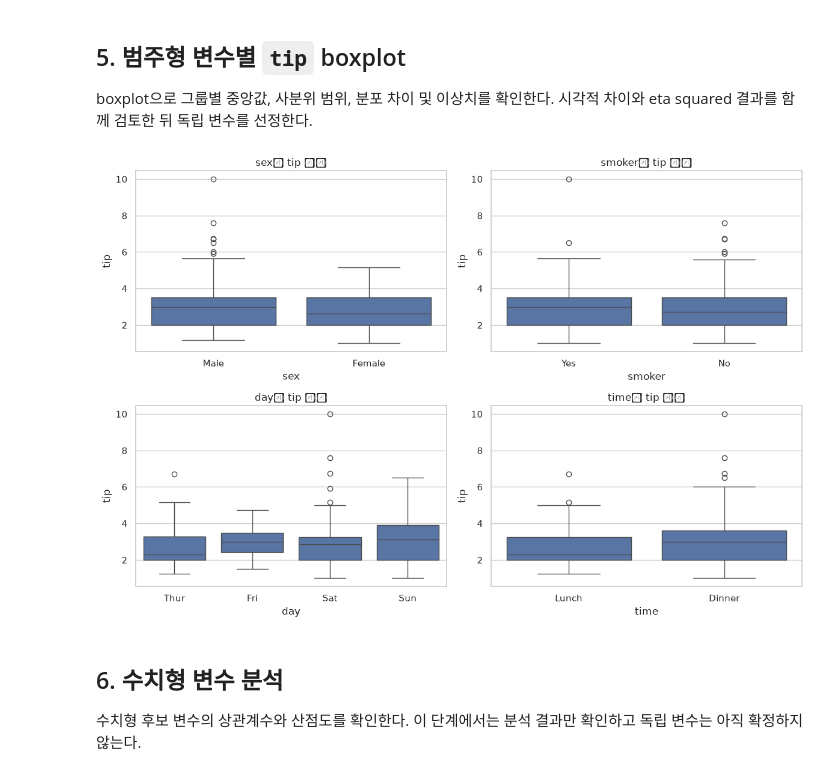
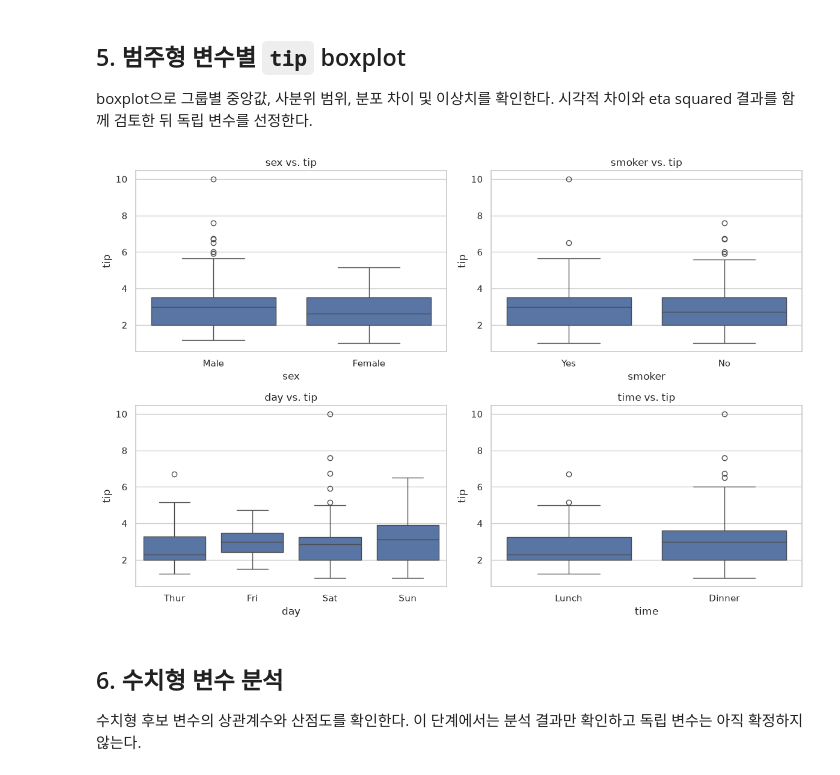
Before and after one commit to heavyrainseo/deeplearning, a Jupyter notebook: MLR-tips.ipynb, the cells around one changed output. Cells and saved outputs as stored; diff of their text form; code cells hidden in the pictures.

```diff
--- a/MLR-tips.ipynb
+++ b/MLR-tips.ipynb
@@ -143,16 +143,16 @@ boxplot으로 그룹별 중앙값, 사분위 범위, 분포 차이 및 이상치
 # %%
 fig, axes = plt.subplots(2, 2, figsize=(12, 8))
 
 for axis, column in zip(axes.ravel(), categorical_columns):
     sns.boxplot(data=train_tips, x=column, y="tip", ax=axis)
-    axis.set_title(f"{column}별 tip 분포")
+    axis.set_title(f"{column} vs. tip")
     axis.set_xlabel(column)
     axis.set_ylabel("tip")
 
 plt.tight_layout()
 plt.show()
 # %% [output]
-[figure, old version]
+[figure, new version]
 # %% [markdown]
 ## 6. 수치형 변수 분석
 
```
Also changed, not shown: parts of 5 cells of this notebook, 1 other file.
